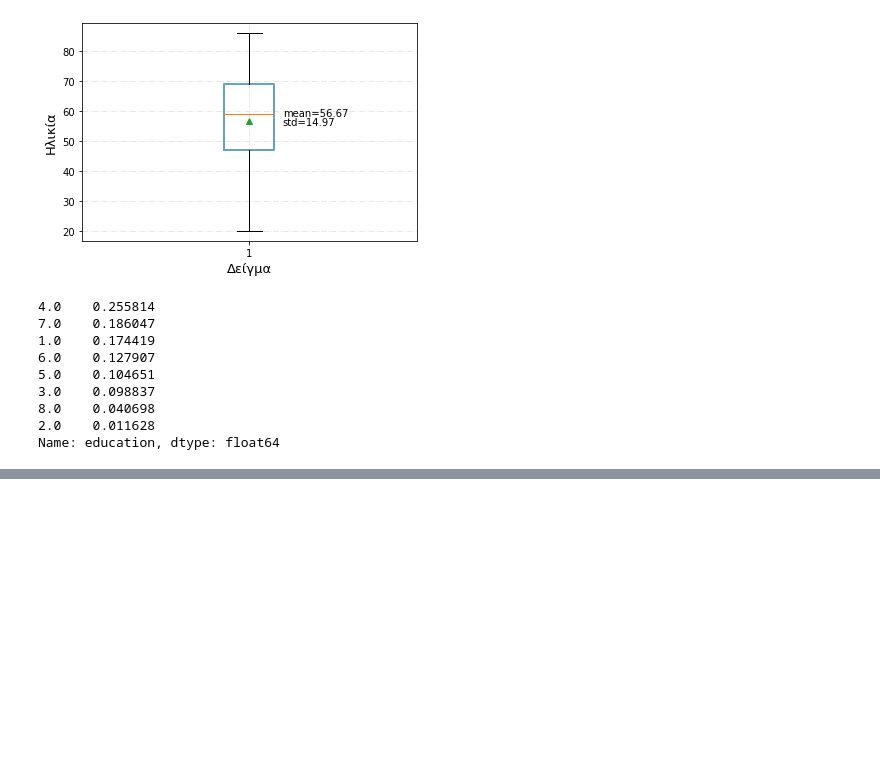
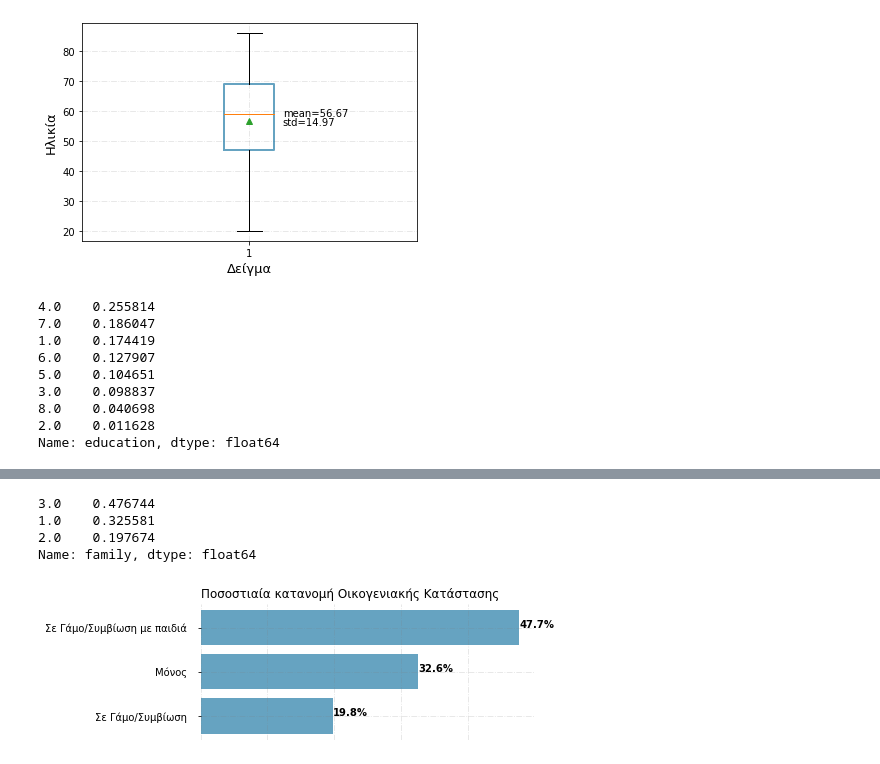
Before and after one commit to stathis99/Statistical-Analysis-for-Patient-Safety, a Jupyter notebook: Patient Analysis/personal_info_analysis.ipynb, the cells around one changed output, grey strips where cells are left out. Cells and saved outputs as stored; diff of their text form; code cells hidden in the pictures; blank space fills up the shorter version.

```diff
--- a/Patient Analysis/personal_info_analysis.ipynb
+++ b/Patient Analysis/personal_info_analysis.ipynb
@@ -183 +175,17 @@ plt.show()
+# %%
+relative_frequencies
+# %% [output]
+3.0    0.476744
+1.0    0.325581
+2.0    0.197674
+Name: family, dtype: float64
+# %%
+data = relative_frequencies*100
+
+labels = ['Σε Γάμο/Συμβίωση με παιδιά','Μόνος','Σε Γάμο/Συμβίωση']
+
+
+my_graph(labels,data,"Ποσοστιαία κατανομή Οικογενιακής Κατάστασης",6,2.5,0)
+# %% [output]
+[figure, added]
 # %%
```
Also changed, not shown: parts of 16 cells of this notebook, 1 other file.
